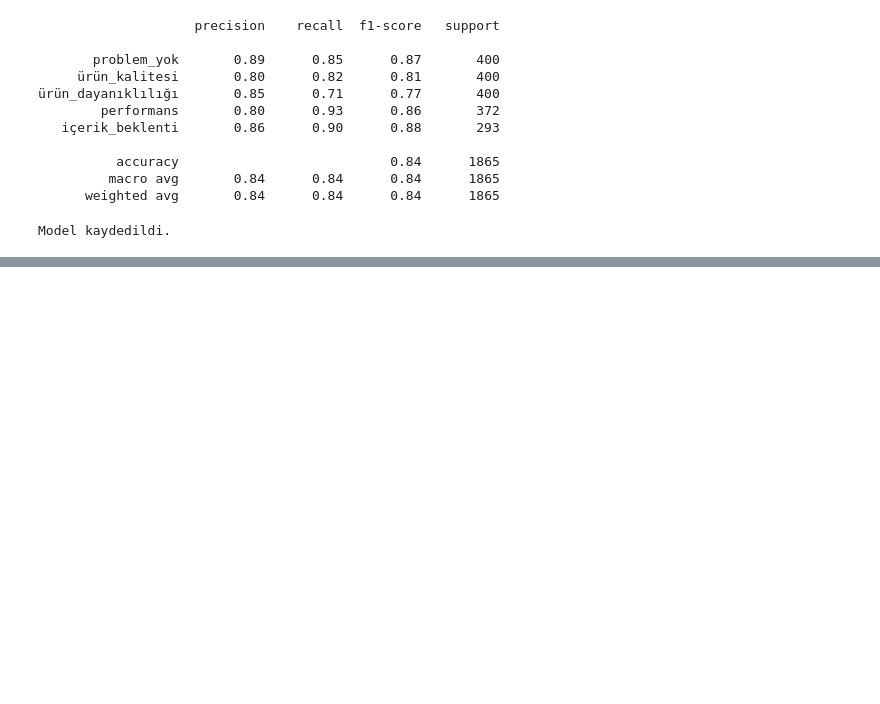
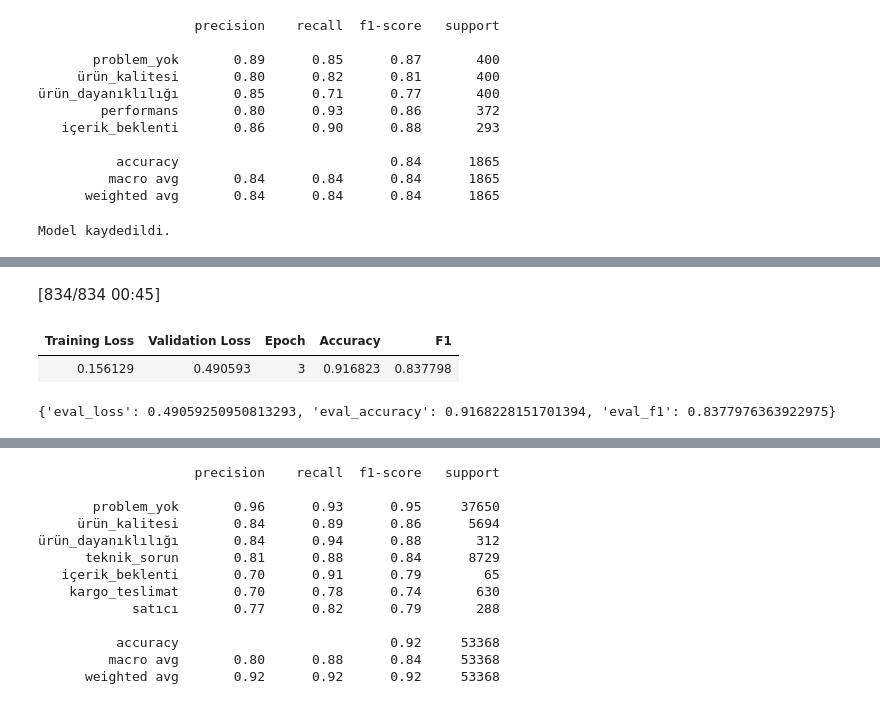
Before and after one commit to Arzuyasar/amazon-customer-review, a Jupyter notebook: notebooks/bert_finetuning.ipynb, the cells around one changed output, grey strips where cells are left out. Saved outputs shown, nothing was run; the diff lists cells and outputs as text; code cells hidden in the pictures; blank space fills up the shorter version.

```diff
--- a/notebooks/bert_finetuning.ipynb
+++ b/notebooks/bert_finetuning.ipynb
@@ -262,0 +489,12 @@ Model kaydedildi.
+# %%
+eval_results = trainer.evaluate(test_dataset)
+print(eval_results)
+
+predictions = trainer.predict(test_dataset)
+preds = np.argmax(predictions.predictions, axis=-1)
+print(classification_report(predictions.label_ids, preds, target_names=list(LABEL2ID.keys())))
+# %% [output]
+[834/834 00:45]
+| Training Loss | Validation Loss | Epoch | Accuracy | F1 |
+| 0.156129 | 0.490593 | 3 | 0.916823 | 0.837798 |
+{'eval_loss': 0.49059250950813293, 'eval_accuracy': 0.9168228151701394, 'eval_f1': 0.8377976363922975}
@@ -262,0 +502,13 @@ Model kaydedildi.
+                    precision    recall  f1-score   support
+
+       problem_yok       0.96      0.93      0.95     37650
+     ürün_kalitesi       0.84      0.89      0.86      5694
+ürün_dayanıklılığı       0.84      0.94      0.88       312
+      teknik_sorun       0.81      0.88      0.84      8729
+   içerik_beklenti       0.70      0.91      0.79        65
+    kargo_teslimat       0.70      0.78      0.74       630
+            satıcı       0.77      0.82      0.79       288
+
+          accuracy                           0.92     53368
+         macro avg       0.80      0.88      0.84     53368
+      weighted avg       0.92      0.92      0.92     53368
```
Also changed, not shown: parts of 24 cells of this notebook.
